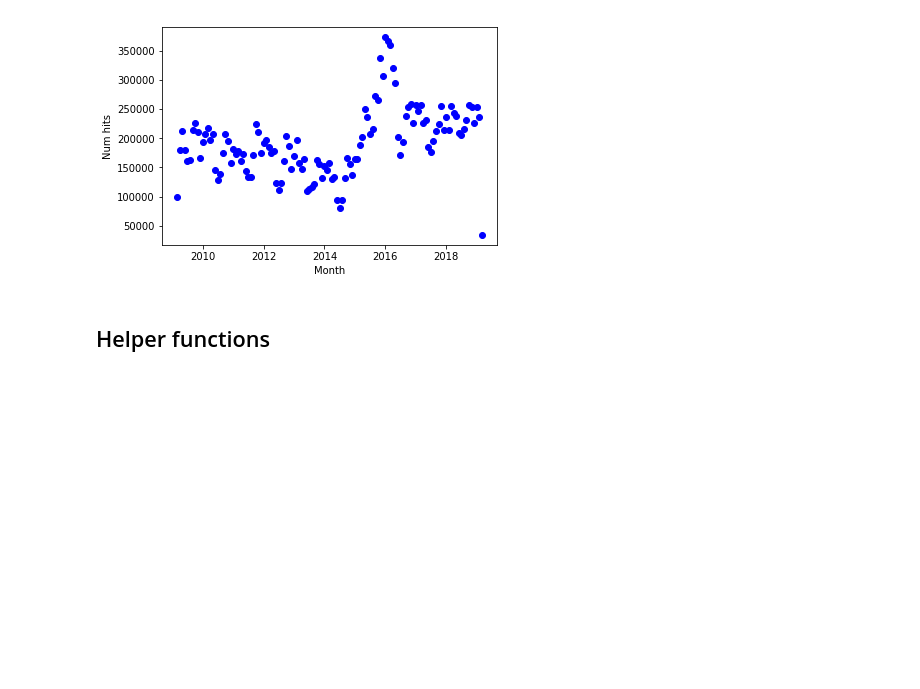
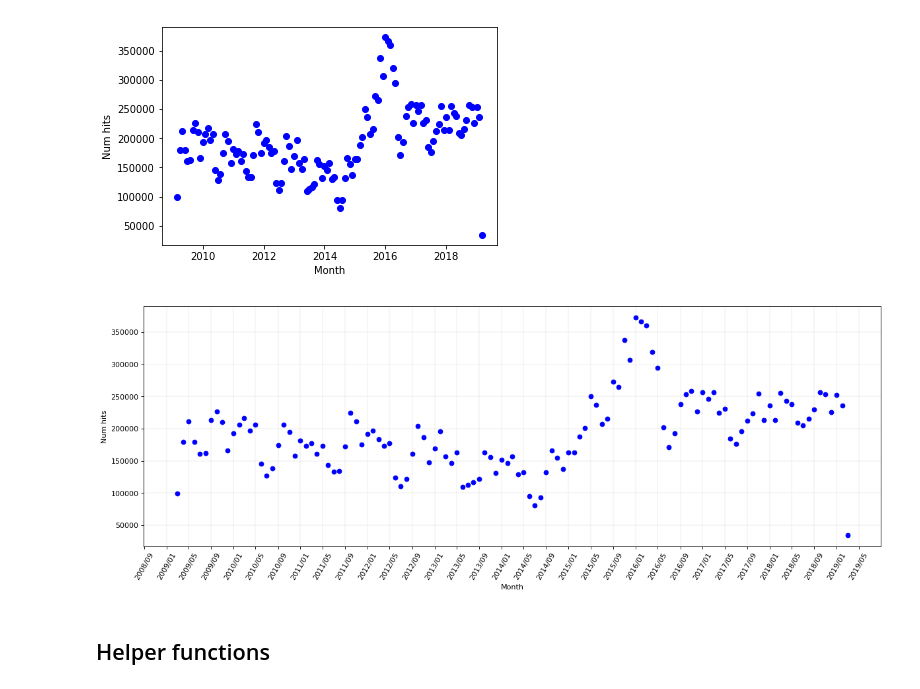
Before and after one commit to lusy/wikifilters, a Jupyter notebook: src/explore.ipynb, the cells around one changed output. Cells and saved outputs as stored; diff of their text form; code cells hidden in the pictures; blank space fills up the shorter version.

Commit message:
Zoom in filter hits diagram

```diff
--- a/src/explore.ipynb
+++ b/src/explore.ipynb
@@ -218,6 +218,26 @@ plt.show()
 #TODO: why is the peak there? there's an upward tendency
 # %% [output]
 [figure]
+# %%
+# The same plot as above, but "zoomed in", so we can actually read the values for single months
+fig, ax = plt.subplots(num=None, figsize=(18, 6), dpi=80, facecolor='w', edgecolor='k')
+
+xfmt = matplotlib.dates.DateFormatter('%Y/%m')
+ax.xaxis.set_major_formatter(xfmt)
+
+locator = matplotlib.dates.MonthLocator(bymonth=[1,5,9])
+ax.xaxis.set_major_locator(locator)
+
+plt.xlabel('Month')
+plt.ylabel('Num hits')
+plt.plot_date(df_hits['LogMonth'],df_hits['Freq'], 'bo')
+#plt.xticks(matplotlib.dates.date2num(df_hits['LogMonth']))
+plt.setp(plt.gca().xaxis.get_majorticklabels(),
+         'rotation', 60)
+plt.grid(color='0.7', linestyle='-', linewidth=0.2)
+plt.show()
+# %% [output]
+[figure, added]
 # %% [markdown]
 ## Helper functions
 # %%
```
